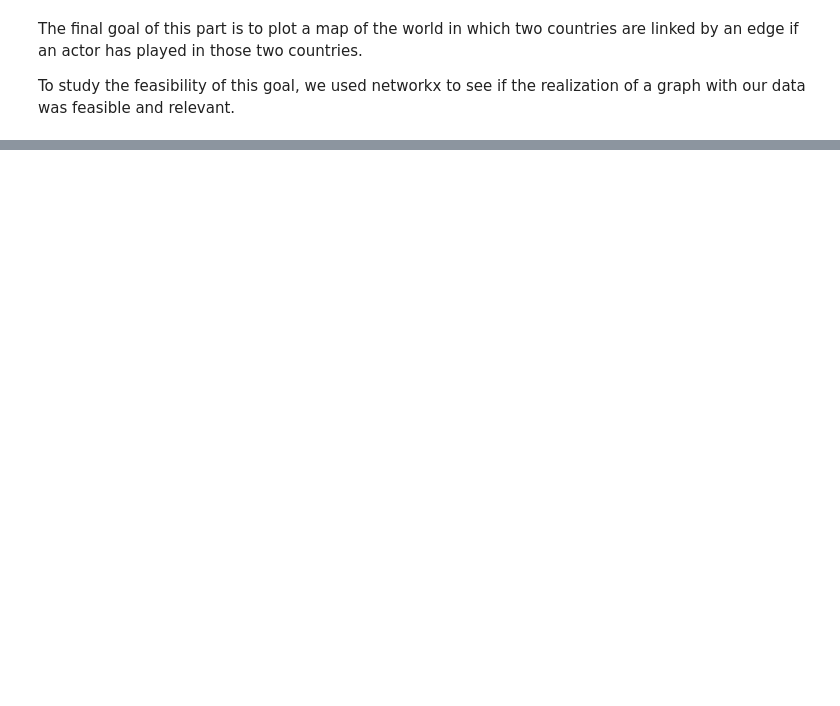
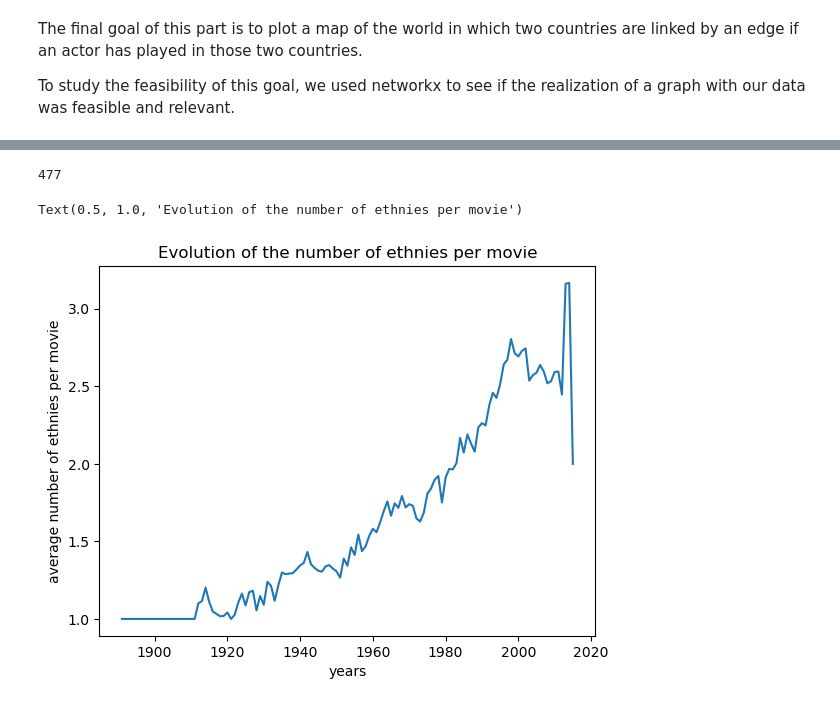
Before and after one commit to epfl-ada/ada-2024-project-teamcsx24, a Jupyter notebook: results.ipynb, the cells around one changed output, grey strips where cells are left out. Cells and saved outputs as stored; diff of their text form; code cells hidden in the pictures; blank space fills up the shorter version.

```diff
--- a/results.ipynb
+++ b/results.ipynb
@@ -459,0 +608,16 @@ Plotting a graph seems feasible. However several steps remain before obtaining t
+# %%
+number_ethnicities = df_ethnicities['ethnicity_freebase_id'].nunique()
+print(number_ethnicities)
+# %% [output]
+477
+# %%
+# plot of the evolution of diversity in movies
+average_ethnicity_per_year = ps.averageEthnicityPerYear() #the average is computed by grouping the ethnicity dataframe by year and by ethnicity
+
+plt.plot(average_ethnicity_per_year.index, average_ethnicity_per_year.values)
+plt.xlabel('years')
+plt.ylabel('average number of ethnies per movie')
+plt.title('Evolution of the number of ethnies per movie')
+# %% [output]
+Text(0.5, 1.0, 'Evolution of the number of ethnies per movie')
+[figure, added]
```
Also changed, not shown: parts of 50 cells of this notebook, 1 other file.
